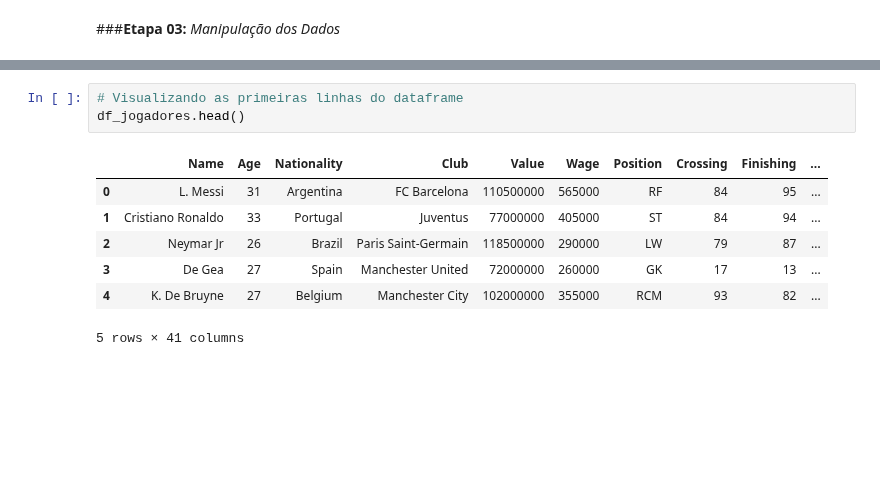
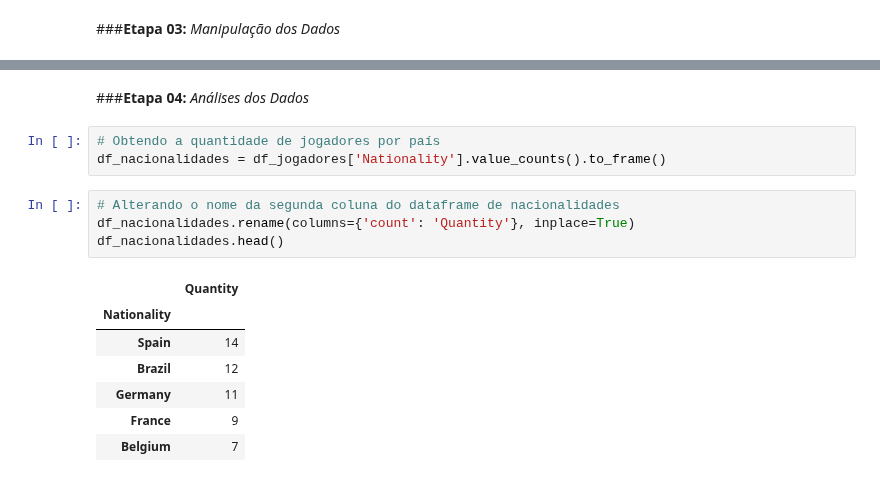
Before and after one commit to matheuspfferreira/python_data_science, a Jupyter notebook: Jogadores de Futebol - 04/notebook/nb_jogadores_futebol.ipynb, the cells around one changed output, grey strips where cells are left out. Cells and saved outputs as stored; diff of their text form; blank space fills up the shorter version.

Commit message:
Realização das primeiras análises sobre o conjunto de dados, tais como: quantidade de jogadores por nacionalidade; média de idade por clube.

```diff
--- a/Jogadores de Futebol - 04/notebook/nb_jogadores_futebol.ipynb
+++ b/Jogadores de Futebol - 04/notebook/nb_jogadores_futebol.ipynb
@@ -79,11 +88,17 @@ df_jogadores.drop(colunas_para_excluir, axis=1, inplace=True)
-# %%
-# Visualizando as primeiras linhas do dataframe
-df_jogadores.head()
-# %% [output]
-|  | Name | Age | Nationality | Club | Value | Wage | Position | Crossing | Finishing | ... |
-| 0 | L. Messi | 31 | Argentina | FC Barcelona | 110500000 | 565000 | RF | 84 | 95 | ... |
-| 1 | Cristiano Ronaldo | 33 | Portugal | Juventus | 77000000 | 405000 | ST | 84 | 94 | ... |
-| 2 | Neymar Jr | 26 | Brazil | Paris Saint-Germain | 118500000 | 290000 | LW | 79 | 87 | ... |
-| 3 | De Gea | 27 | Spain | Manchester United | 72000000 | 260000 | GK | 17 | 13 | ... |
-| 4 | K. De Bruyne | 27 | Belgium | Manchester City | 102000000 | 355000 | RCM | 93 | 82 | ... |
-5 rows × 41 columns
+# %% [markdown]
+###**Etapa 04:** *Análises dos Dados*
+# %%
+# Obtendo a quantidade de jogadores por país
+df_nacionalidades = df_jogadores['Nationality'].value_counts().to_frame()
+# %%
+# Alterando o nome da segunda coluna do dataframe de nacionalidades
+df_nacionalidades.rename(columns={'count': 'Quantity'}, inplace=True)
+df_nacionalidades.head()
+# %% [output]
+|  | Quantity |
+| Nationality |  |
+| Spain | 14 |
+| Brazil | 12 |
+| Germany | 11 |
+| France | 9 |
+| Belgium | 7 |
```
Also changed, not shown: parts of 2 cells of this notebook.
